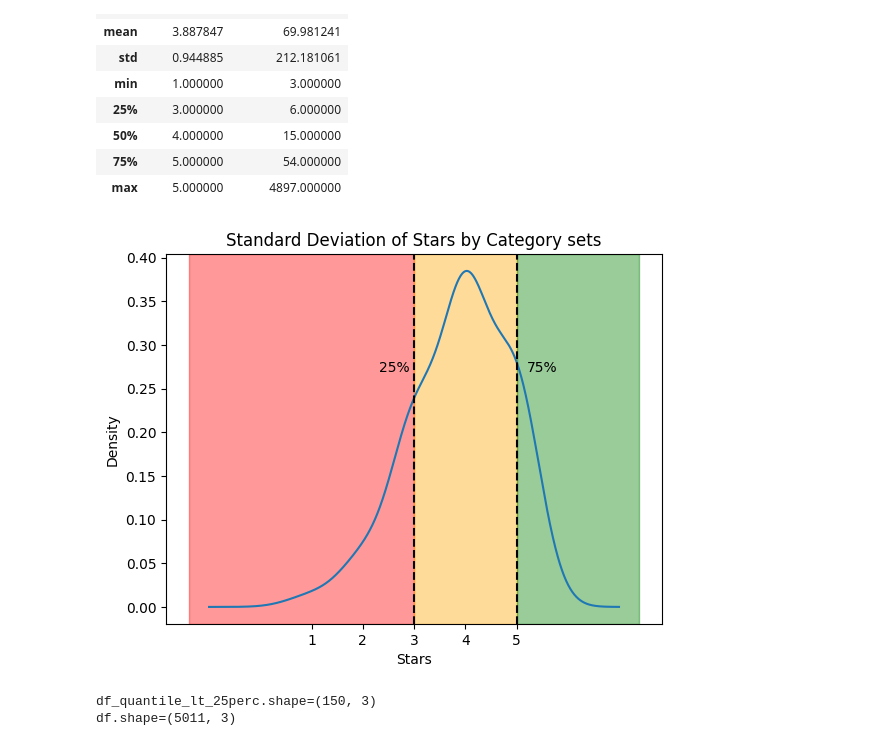
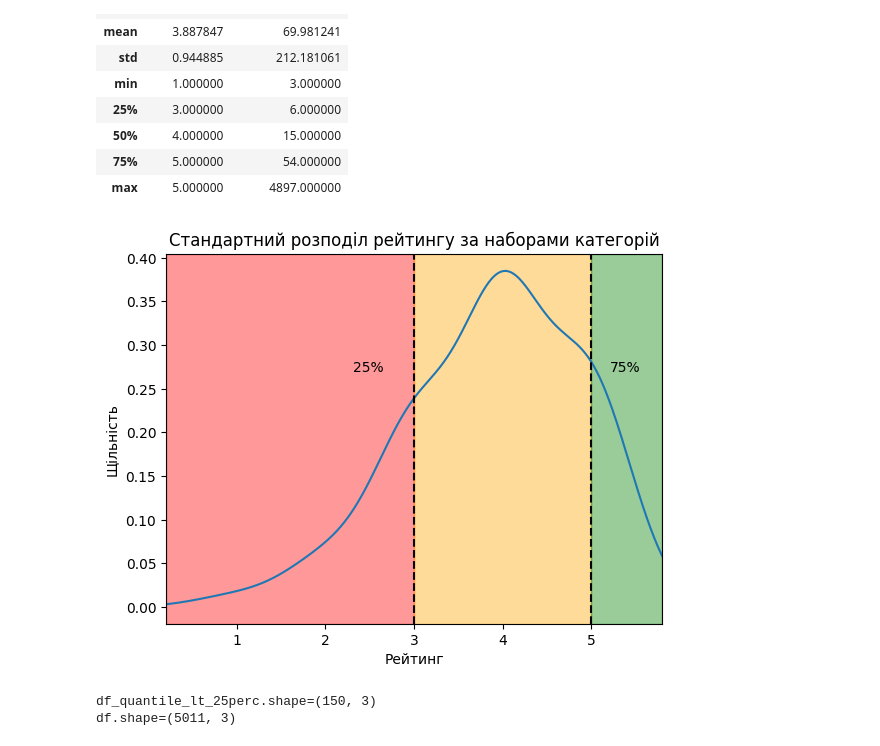
Before and after one commit to askador/data-mining-in-cybersecurity, a Jupyter notebook: data_analysis/quick_data_review/lowest_ratings.ipynb, the cells around one changed output. Drawn from its saved outputs; the diff is of its cells as text; code cells hidden in the pictures.

```diff
--- a/data_analysis/quick_data_review/lowest_ratings.ipynb
+++ b/data_analysis/quick_data_review/lowest_ratings.ipynb
@@ -42,24 +42,26 @@ avg_stars_q_75 = df['avg_stars'].quantile(0.75)
 reviews_q_25 = df['category_reviews'].quantile(0.25)
 reviews_q_75 = df['category_reviews'].quantile(0.75)
 # %%
-axs = df['avg_stars'].plot.kde(bw_method=0.5, xticks=[1, 2, 3, 4, 5], title='Standard Deviation of Stars by Category sets')
-axs.set_xlabel('Stars')
+axs = df['avg_stars'].plot.kde(bw_method=0.5, xticks=[1, 2, 3, 4, 5], title='Стандартний розподіл рейтингу за наборами категорій')
+axs.set_xlabel('Рейтинг')
+axs.set_ylabel('Щільність')
+axs.margins(x=-0.15)
 x_left, x_right = axs.get_xlim()
 y_bottom, x_top = axs.get_ylim()
 
 axs.axvline(avg_stars_q_25, color='black', linestyle='--')
 axs.text(x=avg_stars_q_25/1.3, y=x_top/1.5, s='25%')
 axs.axvspan(x_left, avg_stars_q_25, color='red', alpha=0.4)
 
 axs.axvline(avg_stars_q_75, color='black', linestyle='--')
 axs.text(x=avg_stars_q_75/0.96, y=x_top/1.5, s='75%')
 axs.axvspan(avg_stars_q_25, avg_stars_q_75, color='orange', alpha=0.4)
 
 axs.axvspan(avg_stars_q_75, x_right, color='green', alpha=0.4)
 
 plt.show()
 # %% [output]
-[figure, old version]
+[figure, new version]
 # %%
 #       avg_stars	category_reviews
 # 25%	3.000000	     6.000000
```
Also changed, not shown: parts of 1 cell of this notebook, 1 other file.
